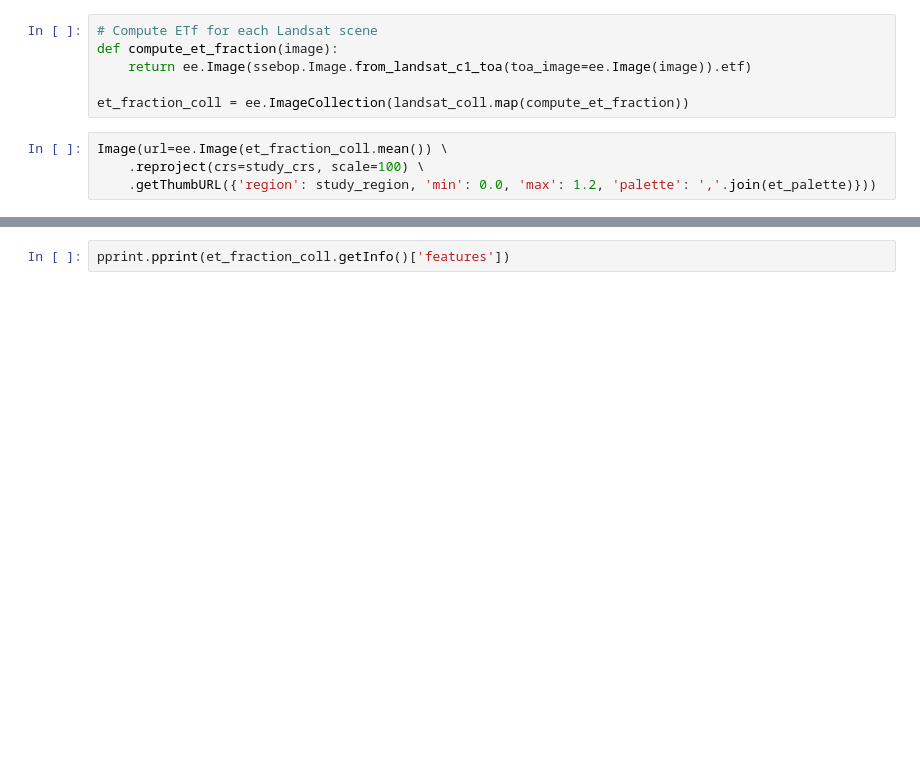
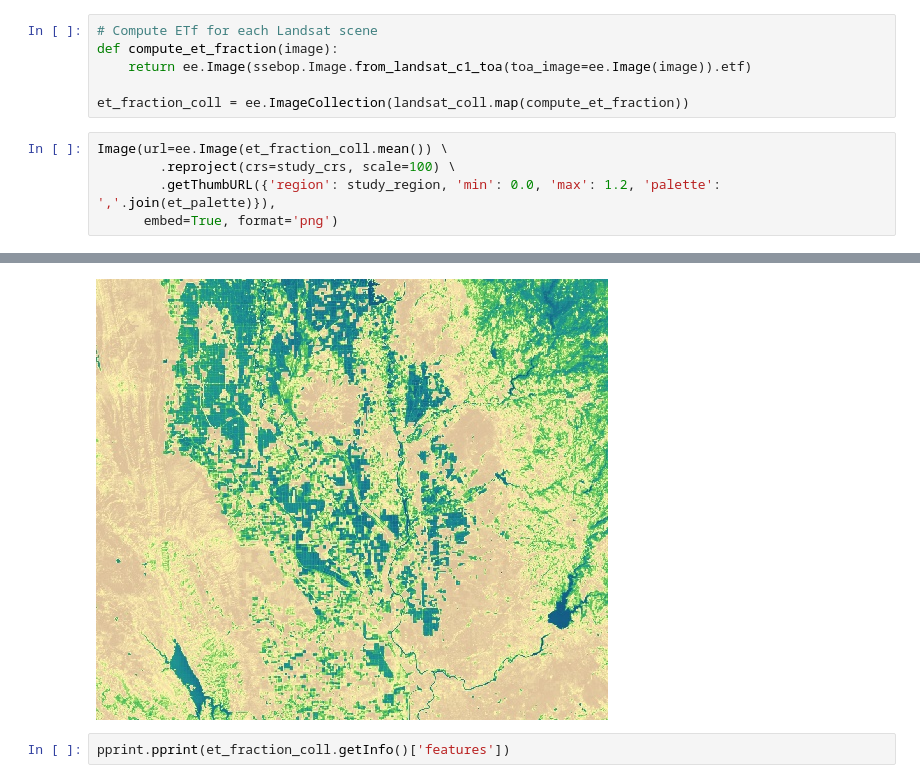
Before and after one commit to Open-ET/openet-ssebop, a Jupyter notebook: examples/collection.ipynb, the cells around one changed output, grey strips where cells are left out. Saved outputs shown, nothing was run; the diff lists cells and outputs as text; blank space fills up the shorter version.

Commit message:
Added embed flag to Jupyter notebook Image calls

```diff
--- a/examples/collection.ipynb
+++ b/examples/collection.ipynb
@@ -60,6 +60,7 @@ def compute_et_fraction(image):
 et_fraction_coll = ee.ImageCollection(landsat_coll.map(compute_et_fraction))
 # %%
 Image(url=ee.Image(et_fraction_coll.mean()) \
-    .reproject(crs=study_crs, scale=100) \
-    .getThumbURL({'region': study_region, 'min': 0.0, 'max': 1.2, 'palette': ','.join(et_palette)}))
+        .reproject(crs=study_crs, scale=100) \
+        .getThumbURL({'region': study_region, 'min': 0.0, 'max': 1.2, 'palette': ','.join(et_palette)}),
+      embed=True, format='png')
 # %% [output]
@@ -67,3 +67,4 @@ Image(url=ee.Image(et_fraction_coll.mean()) \
+[figure, added]
 # %%
 pprint.pprint(et_fraction_coll.getInfo()['features'])
 # %% [output]
```
Also changed, not shown: parts of 1 cell of this notebook, 2 other files.
